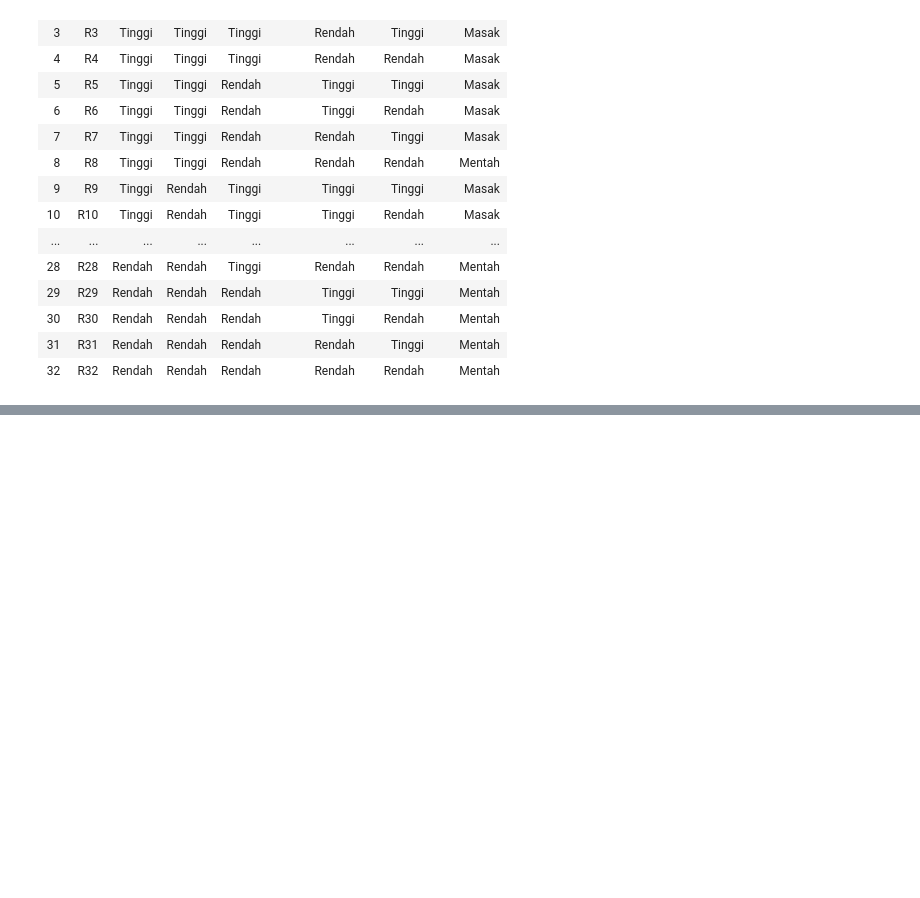
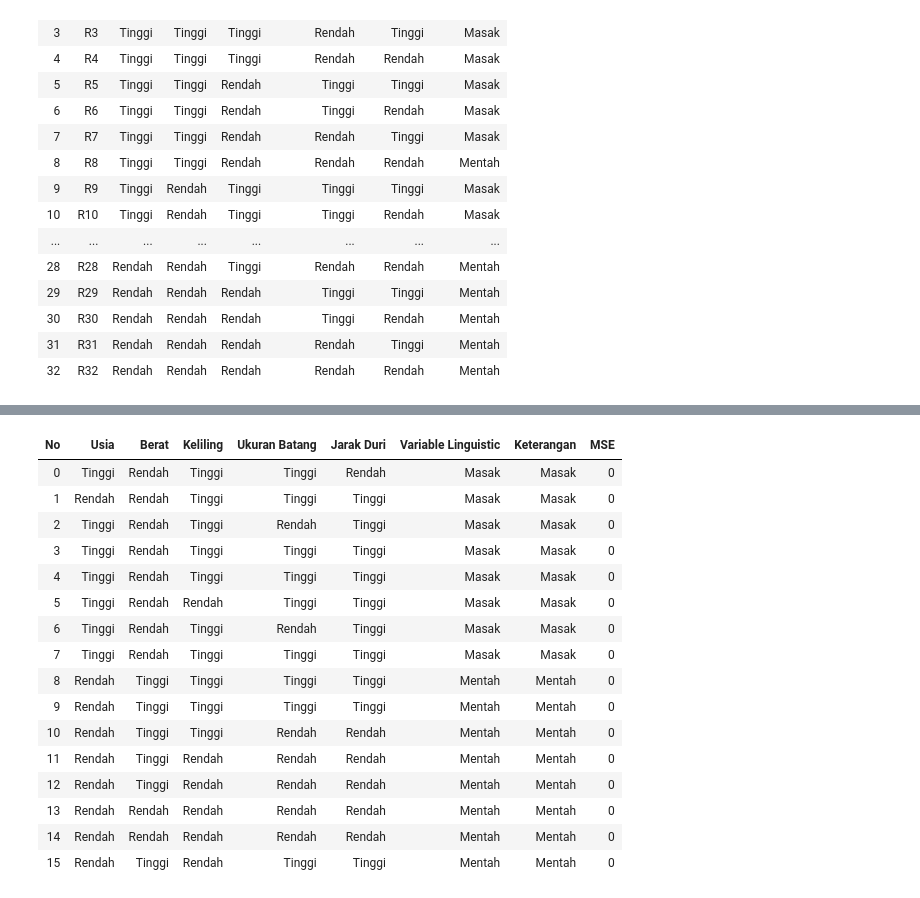
Before and after one commit to kicap1992/pengujian_fuzzy, a Jupyter notebook: pengujian_fuzzy.ipynb, the cells around one changed output, grey strips where cells are left out. Cells and saved outputs as stored; diff of their text form; code cells hidden in the pictures; blank space fills up the shorter version.

Commit message:
fiished the fuzzy method

```diff
--- a/pengujian_fuzzy.ipynb
+++ b/pengujian_fuzzy.ipynb
@@ -270,8 +321,10 @@ for keliling in _data_keliling:
 # %%
-i = 0
+anggota_ukuran_batang = []
 for ukuran_batang in _data_ukuran_batang:
     ini_dia = FungsiKeanggotaan(x_ukuran_batang,lo_ukuran_batang,hi_ukuran_batang,ukuran_batang)
     print(ini_dia)
+    anggota_ukuran_batang.append(ini_dia)
+print(anggota_ukuran_batang)
 # %% [output]
 (0.0, 1.0)
 (0.5, 0.5)
@@ -292,7 +346,9 @@ for ukuran_batang in _data_ukuran_batang:
 # %%
-i = 0
+anggota_jarak_duri = []
 for jarak_duri in _data_jarak_duri:
     ini_dia = FungsiKeanggotaan(x_jarak_duri,lo_jarak_duri,hi_jarak_duri,jarak_duri)
+    anggota_jarak_duri.append(ini_dia)
     print(ini_dia)
+print(anggota_jarak_duri)
 # %% [output]
 (0.0, 0.0)
@@ -379,14 +436,22 @@ for jarak_duri in _data_jarak_duri:
 #      'Jarak Duri' : 'Rendah', 'Keterangan' : 'Mentah'},
 # ]
 
+# df = data_rule
+
+# df.to_csv('out.csv')
 # Creates DataFrame.
 # df = pd.DataFrame(data_rule)
+# df.to_csv('out.csv',index=False)
 # df.to_excel("output.xlsx")
 df = pd.read_csv("dataset/rule.csv")
+# vals = df.values
+rule_length = len(df.index)
+# list_rule = vals.tolist()
+list_rule = df
 
 # Print the data
 # df
-from IPython.display import display, HTML
+# from IPython.display import display, HTML
 display(HTML("<h3></h3>"))
 display(HTML(df.to_html(index=False)))
 # %% [output]
@@ -440,0 +506,61 @@ print(counter)
+# %%
+# print(str(list_rule.iloc[[0]]['Usia']))
+# print(list_rule.at[0,'Usia'])
+# haha = "ngam" if str(list_rule.at[0,'Usia']) == 'Tinggi' else "tidak"
+# print(haha)
+hitungan_fuzzy_tsukamoto = []
+# ii = 1
+for e in range(i):
+    ket_usia = "Tinggi" if  anggota_usia[e][0] < anggota_usia[e][1] else "Rendah"
+    ket_berat = "Tinggi" if anggota_berat[e][0] < anggota_berat[e][1]   else "Rendah"
+    ket_keliling = "Tinggi" if anggota_keliling[e][0] <= anggota_keliling[e][1] else "Rendah"
+    ket_ukuran_batang = "Tinggi" if anggota_ukuran_batang[e][0] <= anggota_ukuran_batang[e][1] else "Rendah"
+    ket_jarak_duri = "Tinggi" if anggota_jarak_duri[e][0] < anggota_jarak_duri[e][1] else "Rendah"
+
+    data_usia = 1 if  ket_usia == "Tinggi" else 0
+    data_berat = 1 if anggota_berat[e][0] < anggota_berat[e][1]   else 0
+    data_keliling = 1 if anggota_keliling[e][0] <= anggota_keliling[e][1] else 0
+    data_ukuran_batang = 1 if anggota_ukuran_batang[e][0] <= anggota_ukuran_batang[e][1] else 0
+    data_jarak_duri = 1 if anggota_jarak_duri[e][0] < anggota_jarak_duri[e][1] else 0
+
+#     print(data_usia)
+
+    keterangan = None
+    for n in range(rule_length):
+        if str(list_rule.at[n,'Usia']) == ket_usia and str(list_rule.at[n,'Berat']) == ket_berat and str(list_rule.at[n,'Keliling']) == ket_keliling and str(list_rule.at[n,'Ukuran Batang']) == ket_ukuran_batang and str(list_rule.at[n,'Jarak Duri']) == ket_jarak_duri:
+            keterangan = str(list_rule.at[n,'Keterangan'])
+
+#     print(keterangan)
+
+#     res = next((sub for sub in test_list if sub['is'] == 7), None)
+
+
+    data = {"No" : e, "Usia" :  ket_usia, "Berat" : ket_berat, "Keliling" :  ket_keliling,
+            "Ukuran Batang" :  ket_ukuran_batang, "Jarak Duri" :  ket_jarak_duri ,"Variable Linguistic" :  keterangan,
+            "Keterangan" : data_durian.at[e,'Keterangan'], "MSE" : 0 if keterangan == data_durian.at[e,'Keterangan'] else 1
+           }
+    hitungan_fuzzy_tsukamoto.append(data)
+
+
+#     ii = ii +1
+# print(hitungan_fuzzy_tsukamoto)
+df = pd.DataFrame(hitungan_fuzzy_tsukamoto)
+display(HTML(df.to_html(index=False)))
+# %% [output]
+| No | Usia | Berat | Keliling | Ukuran Batang | Jarak Duri | Variable Linguistic | Keterangan | MSE |
+| 0 | Tinggi | Rendah | Tinggi | Tinggi | Rendah | Masak | Masak | 0 |
+| 1 | Rendah | Rendah | Tinggi | Tinggi | Tinggi | Masak | Masak | 0 |
+| 2 | Tinggi | Rendah | Tinggi | Rendah | Tinggi | Masak | Masak | 0 |
+| 3 | Tinggi | Rendah | Tinggi | Tinggi | Tinggi | Masak | Masak | 0 |
+| 4 | Tinggi | Rendah | Tinggi | Tinggi | Tinggi | Masak | Masak | 0 |
+| 5 | Tinggi | Rendah | Rendah | Tinggi | Tinggi | Masak | Masak | 0 |
+| 6 | Tinggi | Rendah | Tinggi | Rendah | Tinggi | Masak | Masak | 0 |
+| 7 | Tinggi | Rendah | Tinggi | Tinggi | Tinggi | Masak | Masak | 0 |
+| 8 | Rendah | Tinggi | Tinggi | Tinggi | Tinggi | Mentah | Mentah | 0 |
+| 9 | Rendah | Tinggi | Tinggi | Tinggi | Tinggi | Mentah | Mentah | 0 |
+| 10 | Rendah | Tinggi | Tinggi | Rendah | Rendah | Mentah | Mentah | 0 |
+| 11 | Rendah | Tinggi | Rendah | Rendah | Rendah | Mentah | Mentah | 0 |
+| 12 | Rendah | Tinggi | Rendah | Rendah | Rendah | Mentah | Mentah | 0 |
+| 13 | Rendah | Rendah | Rendah | Rendah | Rendah | Mentah | Mentah | 0 |
+| 14 | Rendah | Rendah | Rendah | Rendah | Rendah | Mentah | Mentah | 0 |
+| 15 | Rendah | Tinggi | Rendah | Tinggi | Tinggi | Mentah | Mentah | 0 |
```
Also changed, not shown: parts of 13 cells of this notebook, 3 other files.
